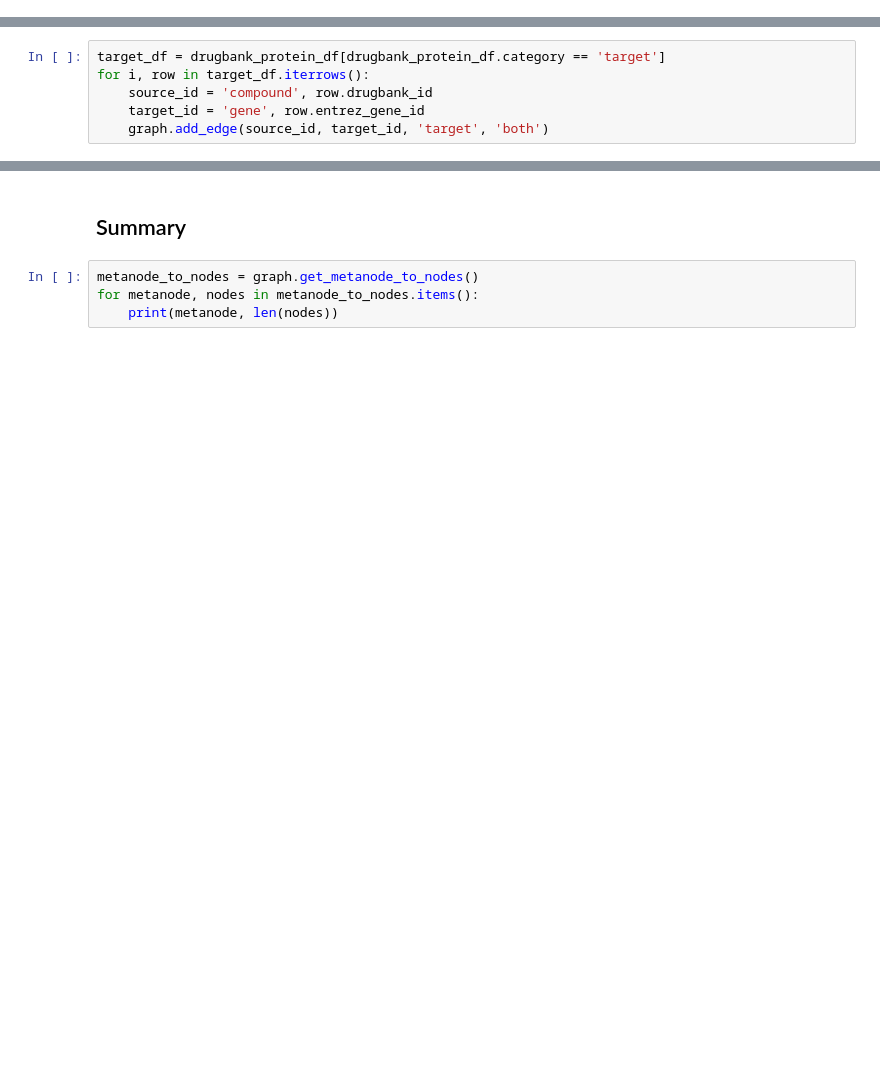
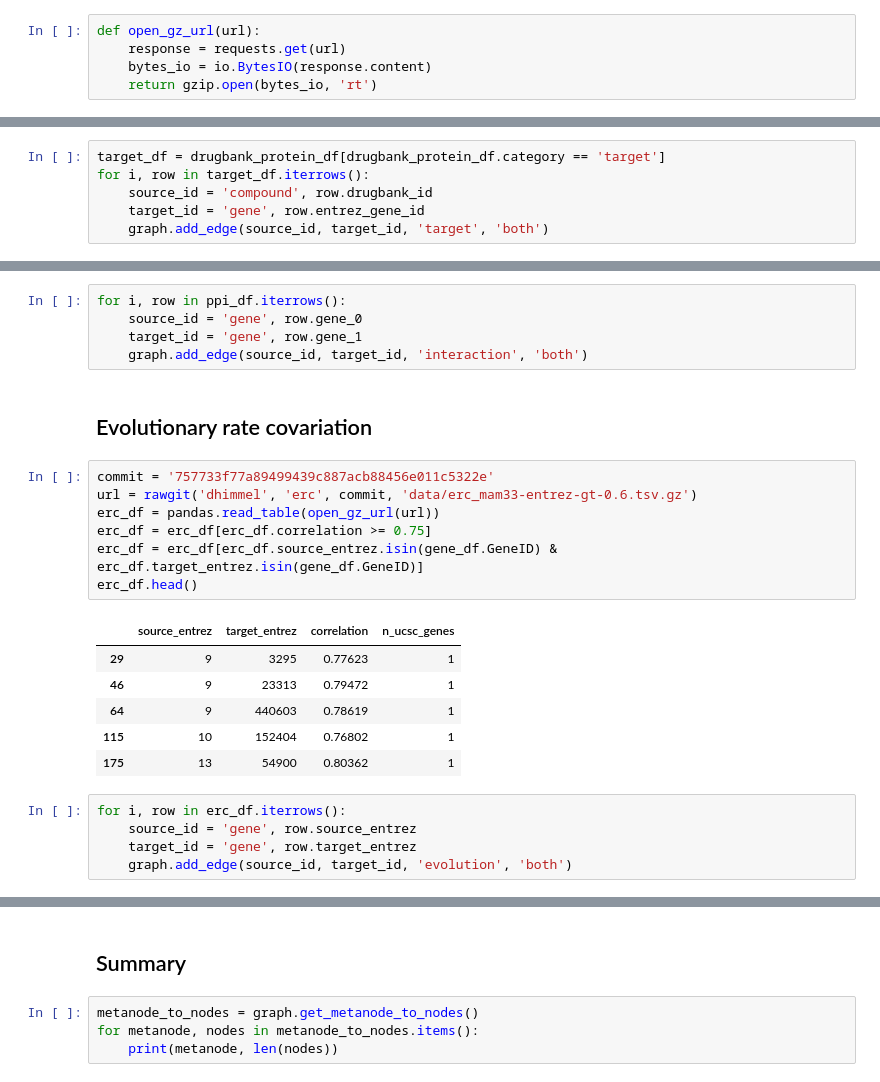
Before and after one commit to dhimmel/integrate, a Jupyter notebook: integrate.ipynb, the cells around one changed output, grey strips where cells are left out. Saved outputs shown, nothing was run; the diff lists cells and outputs as text; blank space fills up the shorter version.

```diff
--- a/integrate.ipynb
+++ b/integrate.ipynb
@@ -7,6 +11,11 @@ def rawgit(handle, repo, commit, *args):
     """Returns url for a raw file in a ghithub reposotory."""
     url_head = 'https://raw.githubusercontent.com'
     return '/'.join((url_head, handle, repo, commit) + args)
+# %%
+def open_gz_url(url):
+    response = requests.get(url)
+    bytes_io = io.BytesIO(response.content)
+    return gzip.open(bytes_io, 'rt')
 # %%
 metaedge_tuples = [
     ('compound', 'disease', 'indication', 'both'),
@@ -154,0 +233,26 @@ for i, row in target_df.iterrows():
+# %%
+for i, row in ppi_df.iterrows():
+    source_id = 'gene', row.gene_0
+    target_id = 'gene', row.gene_1
+    graph.add_edge(source_id, target_id, 'interaction', 'both')
+# %% [markdown]
+## Evolutionary rate covariation
+# %%
+commit = '757733f77a89499439c887acb88456e011c5322e'
+url = rawgit('dhimmel', 'erc', commit, 'data/erc_mam33-entrez-gt-0.6.tsv.gz')
+erc_df = pandas.read_table(open_gz_url(url))
+erc_df = erc_df[erc_df.correlation >= 0.75]
+erc_df = erc_df[erc_df.source_entrez.isin(gene_df.GeneID) & erc_df.target_entrez.isin(gene_df.GeneID)]
+erc_df.head()
+# %% [output]
+|  | source_entrez | target_entrez | correlation | n_ucsc_genes |
+| 29 | 9 | 3295 | 0.77623 | 1 |
+| 46 | 9 | 23313 | 0.79472 | 1 |
+| 64 | 9 | 440603 | 0.78619 | 1 |
+| 115 | 10 | 152404 | 0.76802 | 1 |
+| 175 | 13 | 54900 | 0.80362 | 1 |
+# %%
+for i, row in erc_df.iterrows():
+    source_id = 'gene', row.source_entrez
+    target_id = 'gene', row.target_entrez
+    graph.add_edge(source_id, target_id, 'evolution', 'both')
```
Also changed, not shown: parts of 19 cells of this notebook.
